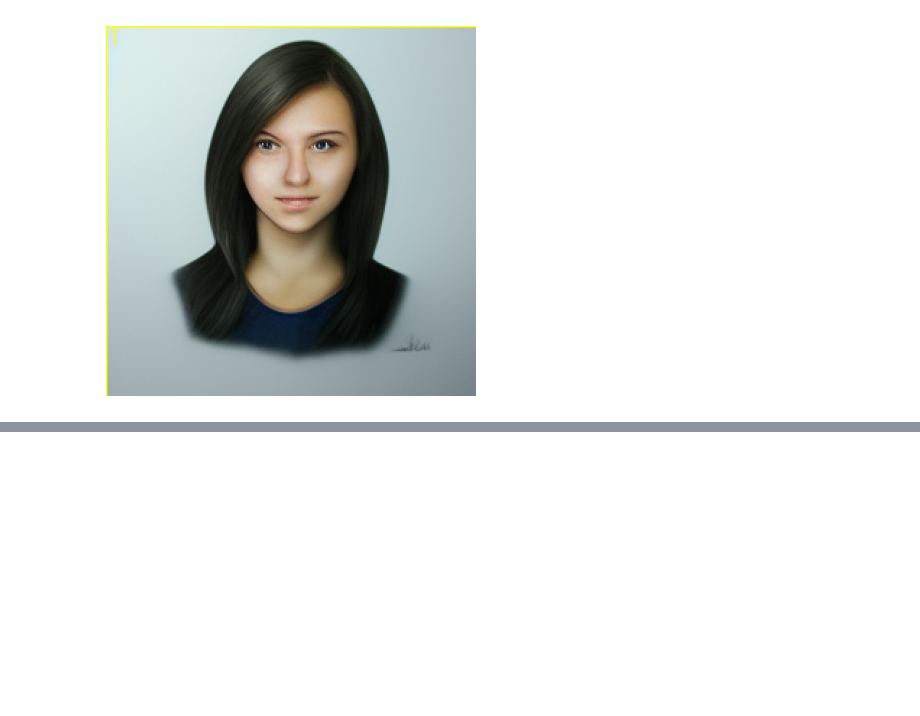
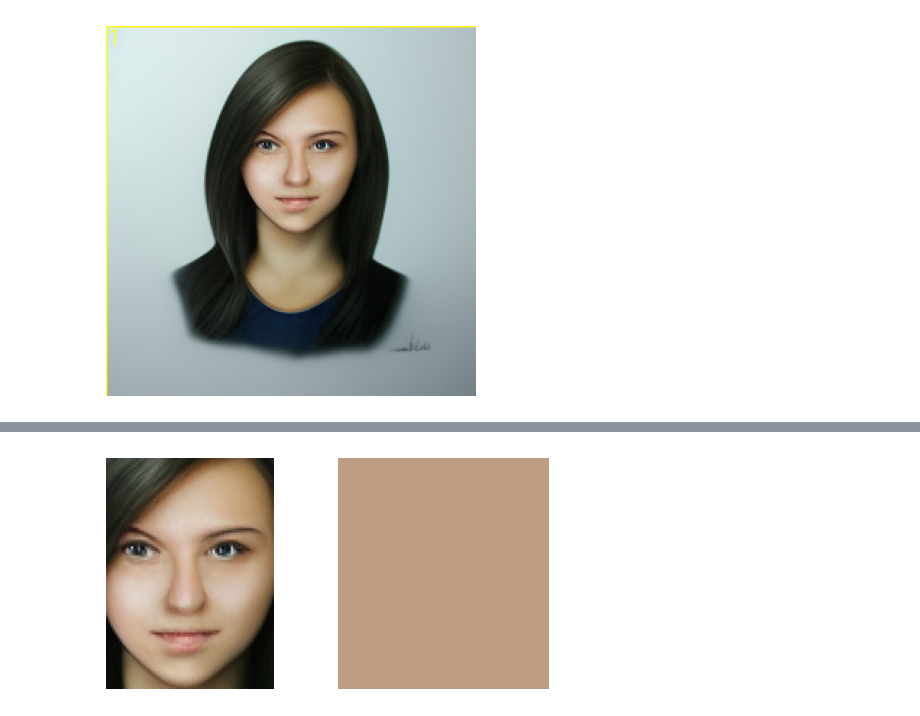
Before and after one commit to TRSS-Research/SAAC, a Jupyter notebook: notebooks/DeepFace Prediction.ipynb, the cells around one changed output, grey strips where cells are left out. Drawn from its saved outputs; the diff is of its cells as text; code cells hidden in the pictures; blank space fills up the shorter version.

```diff
--- a/notebooks/DeepFace Prediction.ipynb
+++ b/notebooks/DeepFace Prediction.ipynb
@@ -110,3 +127,12 @@ def df_predictions(analysis: List[int], actions: Tuple[int]) -> dict:
+# %%
+def color_show(color: Tuple[int, int, int], size=1, ax=None) -> None:
+    color = tuple(c / 256 for c in color)
+    rect = matplotlib.patches.Rectangle((0, 0), size, size, color=color)
+    if ax is None:
+        fig = plt.figure(figsize=(size, size))
+        ax = fig.add_subplot(111)
+    ax.add_patch(rect)
+    ax.axis('off')
 # %%
 df_backends = [
     'opencv',
@@ -188,8 +217,9 @@ cv_imshow(img_2x2)
 # %% [output]
 [figure]
 # %%
-img_1 = crop_bbox(img_2x2, quadrant_bboxes(img_2x2.shape[:2])[1])
-cv_imshow(img_1)
+quadrant = 1
+img_quad = crop_bbox(img_2x2, quadrant_bboxes(img_2x2.shape[:2])[quadrant])
+cv_imshow(img_quad)
 # %% [output]
 [figure]
 # %%
@@ -216,3 +246,12 @@ pprint(predictions)
+# %%
+img_face = crop_bbox(img_2x2, predictions[quadrant]['bbox'])
+color = predictions[quadrant]['skin color']
+
+fig, ax = plt.subplots(1, 2, figsize=(6, 3))
+cv_imshow(img_face, ax=ax[0])
+color_show(color, ax=ax[1])
+# %% [output]
+[figure, added]
 # %%
 kwargs = {
     'equalize': True,
```
Also changed, not shown: parts of 6 cells of this notebook.
